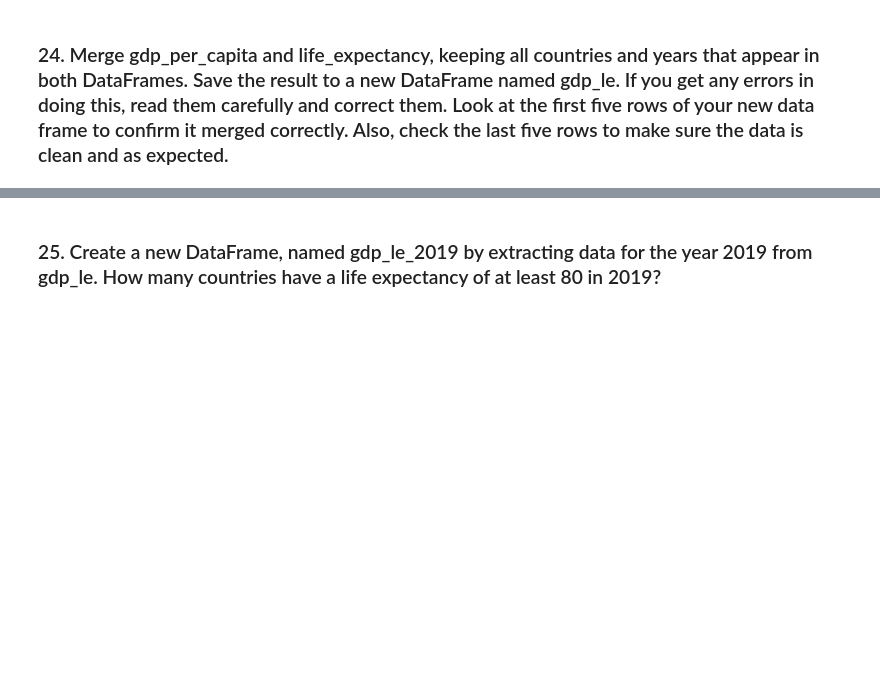
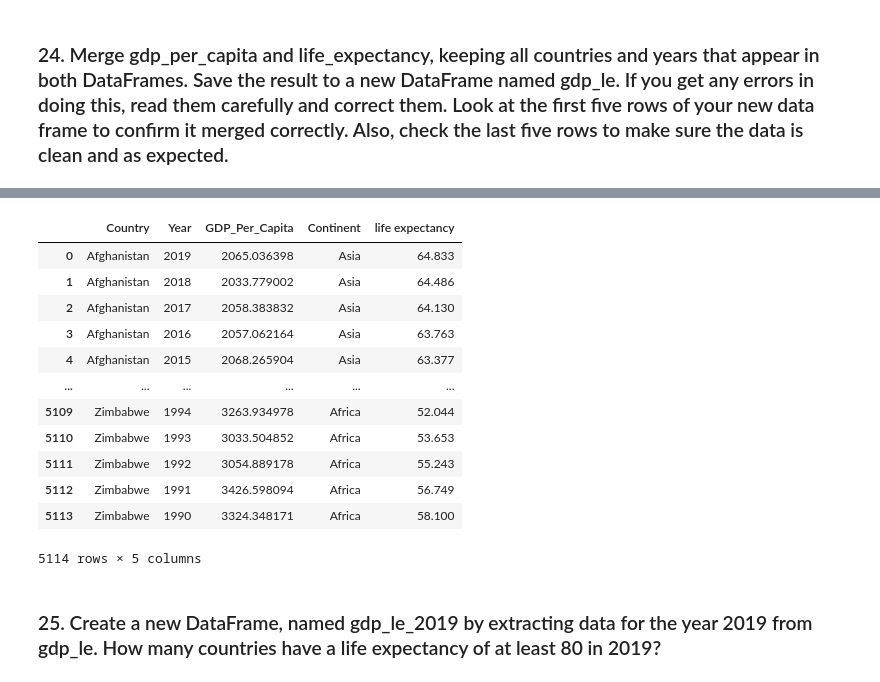
Before and after one commit to ashamaheshwari/un_data_question-ashamaheshwari, a Jupyter notebook: notebooks/UN_Data_Exploration.ipynb, the cells around one changed output, grey strips where cells are left out. Saved outputs shown, nothing was run; the diff lists cells and outputs as text; code cells hidden in the pictures; blank space fills up the shorter version.

```diff
--- a/notebooks/UN_Data_Exploration.ipynb
+++ b/notebooks/UN_Data_Exploration.ipynb
@@ -451,0 +479,6 @@ TypeError: read_csv() got an unexpected keyword argument 'indcol'
+# %%
+life_expectancy = life_expectancy.melt(
+                  id_vars="Country Name",
+                  var_name="Year",
+                  value_name="life expectancy")
+life_expectancy
@@ -456,3 +551,26 @@ TypeError: read_csv() got an unexpected keyword argument 'indcol'
+# %%
+gdp_df['Year'] = gdp_df['Year'].astype(str)
+# %%
+life_expectancy['Year'] = life_expectancy['Year'].astype(str)
+# %%
+pd.merge(left = gdp_df,
+         right = life_expectancy.rename(columns = {'Country Name': 'Country'}),
+         left_on = ['Country', 'Year'],
+         right_on = ['Country', 'Year'])
+# %% [output]
+|  | Country | Year | GDP_Per_Capita | Continent | life expectancy |
+| 0 | Afghanistan | 2019 | 2065.036398 | Asia | 64.833 |
+| 1 | Afghanistan | 2018 | 2033.779002 | Asia | 64.486 |
+| 2 | Afghanistan | 2017 | 2058.383832 | Asia | 64.130 |
+| 3 | Afghanistan | 2016 | 2057.062164 | Asia | 63.763 |
+| 4 | Afghanistan | 2015 | 2068.265904 | Asia | 63.377 |
+| ... | ... | ... | ... | ... | ... |
+| 5109 | Zimbabwe | 1994 | 3263.934978 | Africa | 52.044 |
+| 5110 | Zimbabwe | 1993 | 3033.504852 | Africa | 53.653 |
+| 5111 | Zimbabwe | 1992 | 3054.889178 | Africa | 55.243 |
+| 5112 | Zimbabwe | 1991 | 3426.598094 | Africa | 56.749 |
+| 5113 | Zimbabwe | 1990 | 3324.348171 | Africa | 58.100 |
+5114 rows × 5 columns
 # %% [markdown]
 ### 25. Create a new DataFrame, named gdp_le_2019 by extracting data for the year 2019 from gdp_le. How many countries have a life expectancy of at least 80 in 2019?
 # %% [markdown]
```
Also changed, not shown: parts of 11 cells of this notebook.
